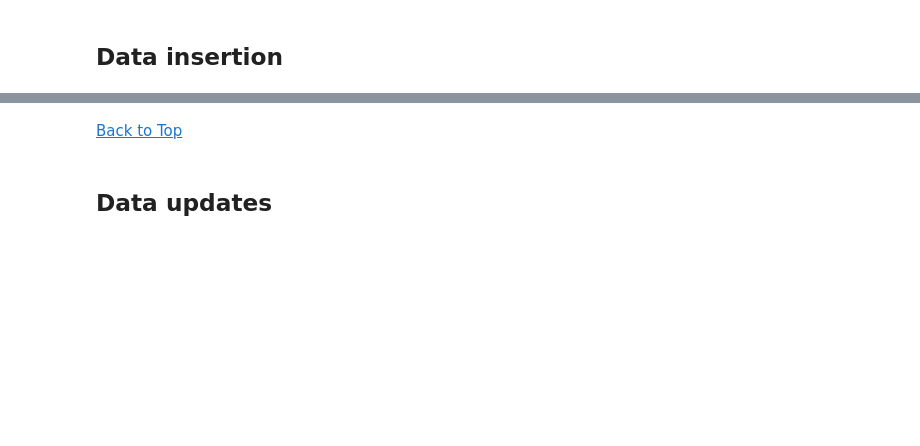
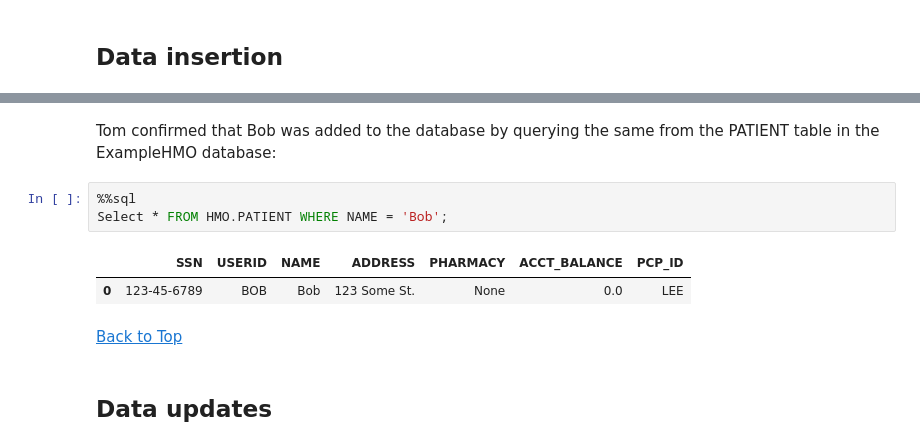
Before and after one commit to stefanhummel/Lab_Db2_Security, a Jupyter notebook: Lab 1.2 - Db2 RCAC.ipynb, the cells around one changed output, grey strips where cells are left out. Drawn from its saved outputs; the diff is of its cells as text; blank space fills up the shorter version.

```diff
--- a/Lab 1.2 - Db2 RCAC.ipynb
+++ b/Lab 1.2 - Db2 RCAC.ipynb
@@ -376,5 +453,12 @@ Alex observes that after creating these two column masks that the data is only v
+# %% [markdown]
+Tom confirmed that Bob was added to the database by querying the same from the PATIENT table in the ExampleHMO database:
+# %%
+%%sql
+Select * FROM HMO.PATIENT WHERE NAME = 'Bob';
+# %% [output]
+|  | SSN | USERID | NAME | ADDRESS | PHARMACY | ACCT_BALANCE | PCP_ID |
+| 0 | 123-45-6789 | BOB | Bob | 123 Some St. | None | 0.0 | LEE |
 # %% [markdown]
 [Back to Top](#top)
-<a id='clean'></a>
 # %% [markdown]
 ## Data updates <a id='update'></a>
```
Also changed, not shown: parts of 115 cells of this notebook, 2 other files.
